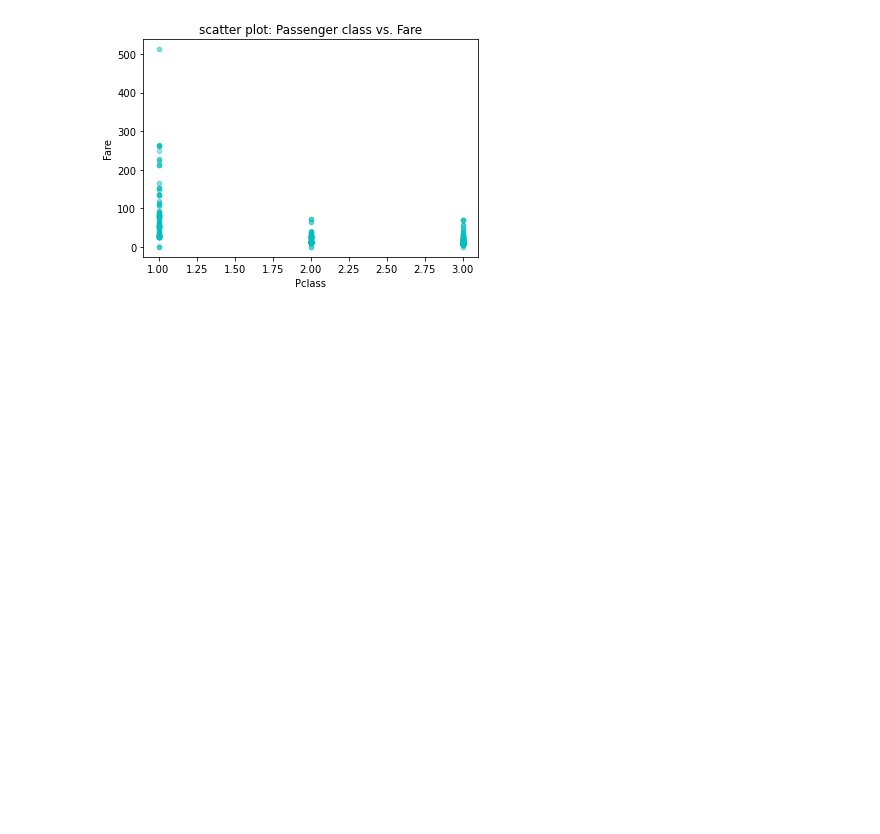
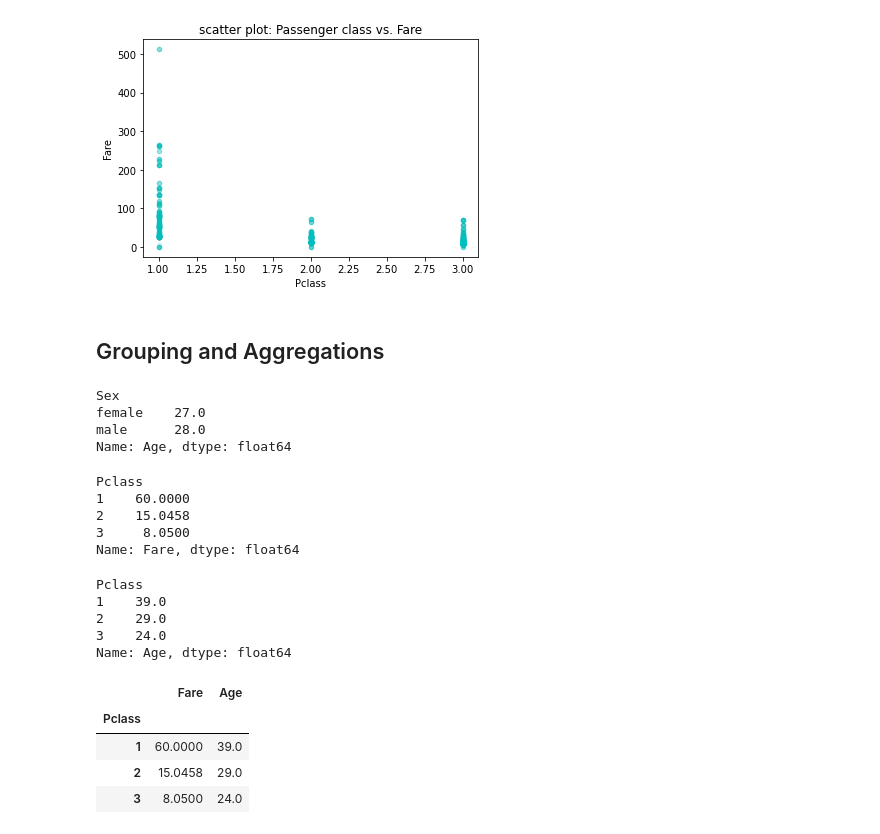
Before and after one commit to biljana-zobenica/titanic, a Jupyter notebook: notebooks/2.0-bz-exploring-processing-data.ipynb, the cells around one changed output. Cells and saved outputs as stored; diff of their text form; code cells hidden in the pictures; blank space fills up the shorter version.

```diff
--- a/notebooks/2.0-bz-exploring-processing-data.ipynb
+++ b/notebooks/2.0-bz-exploring-processing-data.ipynb
@@ -391,3 +391,41 @@ df.plot.scatter(x='Age', y='Fare', color='c', title='scatter plot: Age vs. Fare'
 df.plot.scatter(x='Pclass', y='Fare', color='c', title='scatter plot: Passenger class vs. Fare', alpha=0.15);
 # %% [output]
 [figure]
+# %% [markdown]
+## Grouping and Aggregations
+# %%
+# group by -> group variable is 'sex', while we calculate median based on
+#'age' attribute for each group (by 'sex')
+# result: median age for female/male passengers:
+df.groupby('Sex').Age.median()
+# %% [output]
+Sex
+female    27.0
+male      28.0
+Name: Age, dtype: float64
+# %%
+# group by
+df.groupby(['Pclass']).Fare.median()
+# %% [output]
+Pclass
+1    60.0000
+2    15.0458
+3     8.0500
+Name: Fare, dtype: float64
+# %%
+df.groupby(['Pclass']).Age.median()
+# %% [output]
+Pclass
+1    39.0
+2    29.0
+3    24.0
+Name: Age, dtype: float64
+# %%
+# use double [[]] to have tuple list
+df.groupby(['Pclass'])[['Fare', 'Age']].median()
+# %% [output]
+|  | Fare | Age |
+| Pclass |  |  |
+| 1 | 60.0000 | 39.0 |
+| 2 | 15.0458 | 29.0 |
+| 3 | 8.0500 | 24.0 |
```
Also changed, not shown: parts of 6 cells of this notebook.
